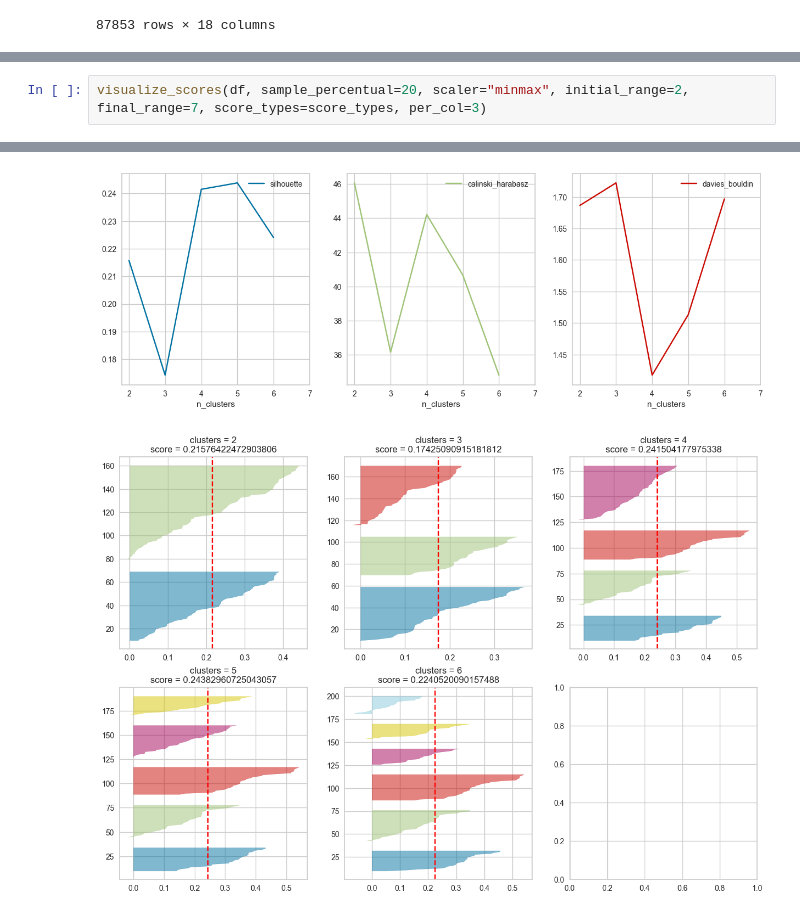
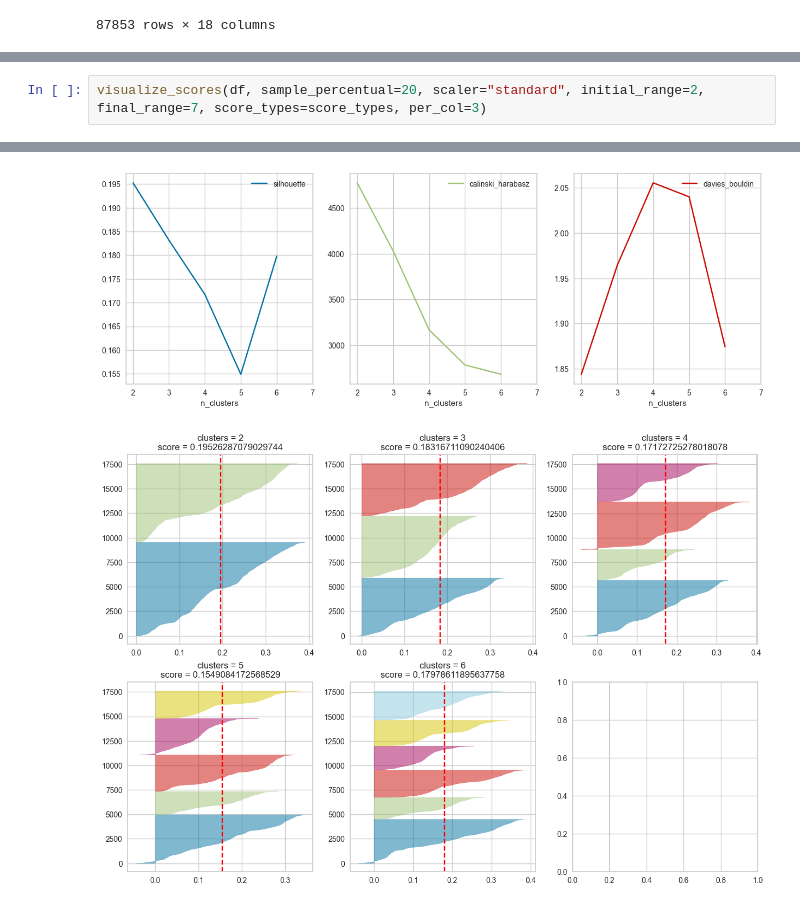
Before and after one commit to wnetohr/Olist-Brazilian-E-Commerce, a Jupyter notebook: notebooks/cluster/teste.ipynb, the cells around one changed output, grey strips where cells are left out. Cells and saved outputs as stored; diff of their text form.

```diff
--- a/notebooks/cluster/teste.ipynb
+++ b/notebooks/cluster/teste.ipynb
@@ -40,3 +46,3 @@ visualize_scores(df, sample_percentual=20, scaler="minmax", initial_range=2, fin
 # %%
-visualize_scores(df, sample_percentual=20, scaler="minmax", initial_range=2, final_range=7, score_types=score_types, per_col=3)
+visualize_scores(df, sample_percentual=20, scaler="standard", initial_range=2, final_range=7, score_types=score_types, per_col=3)
 # %% [output]
@@ -44,2 +50,2 @@ visualize_scores(df, sample_percentual=20, scaler="minmax", initial_range=2, fin
-[figure, old version]
+[figure, new version]
-[figure, old version]
+[figure, new version]
```
Also changed, not shown: parts of 5 cells of this notebook, 1 other file.
